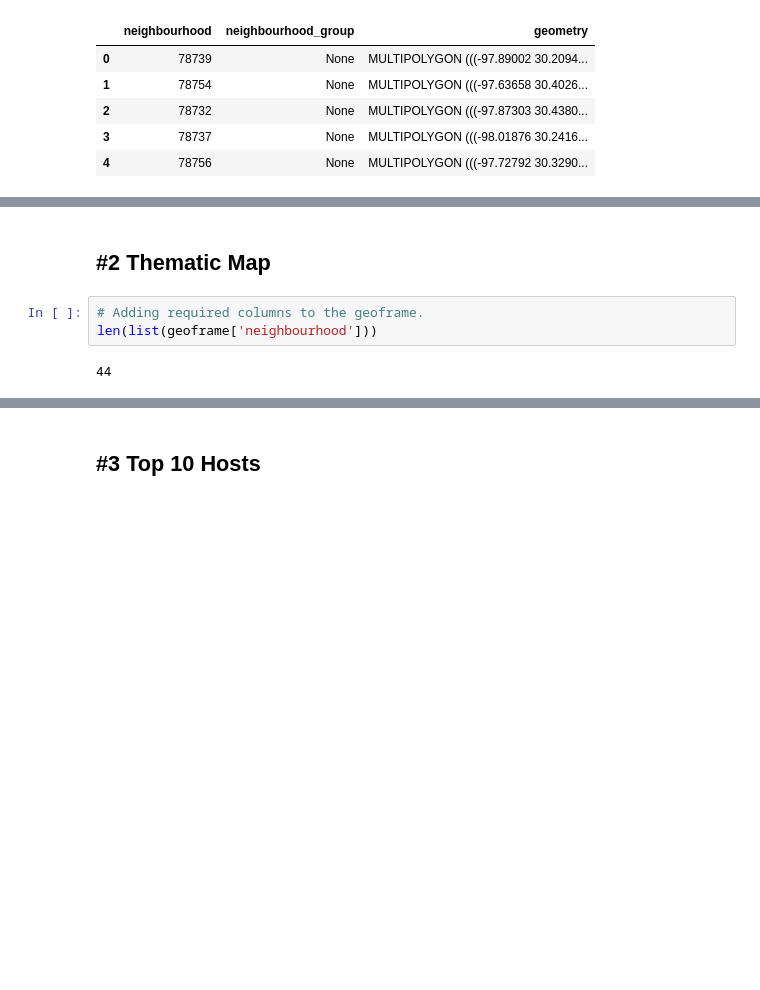
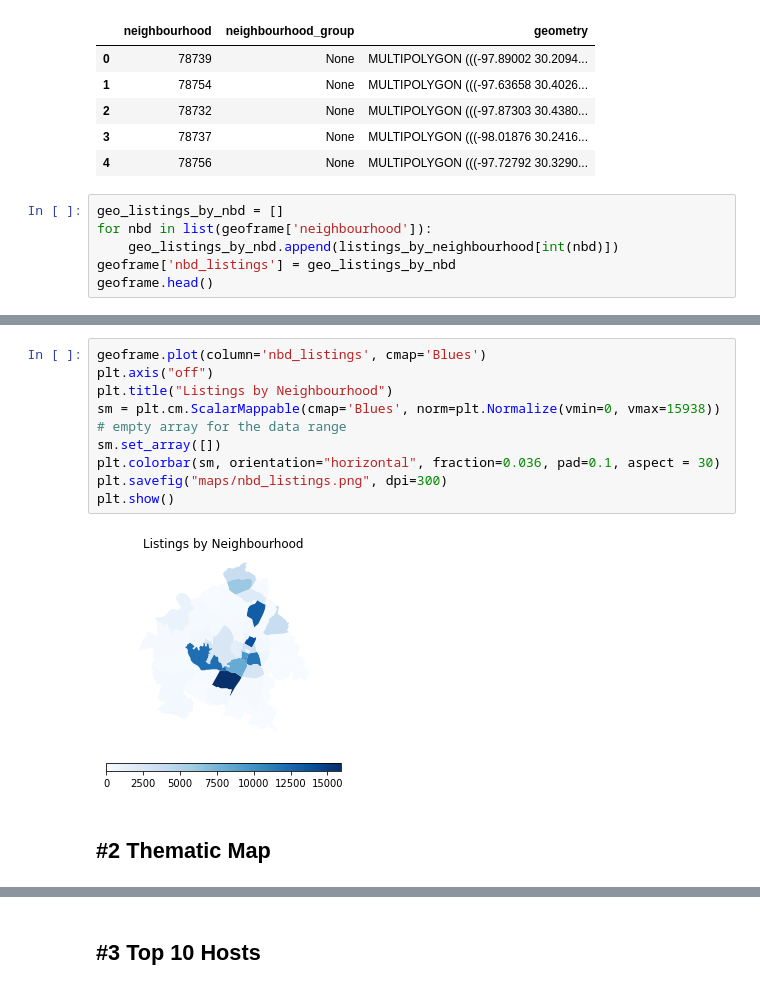
Before and after one commit to Stellarator-X/austin-listings, a Jupyter notebook: analysis.ipynb, the cells around one changed output, grey strips where cells are left out. Saved outputs shown, nothing was run; the diff lists cells and outputs as text; blank space fills up the shorter version.

```diff
--- a/analysis.ipynb
+++ b/analysis.ipynb
@@ -71,3 +75,9 @@ geoframe.head()
 | 2 | 78732 | None | MULTIPOLYGON (((-97.87303 30.4380... |
 | 3 | 78737 | None | MULTIPOLYGON (((-98.01876 30.2416... |
 | 4 | 78756 | None | MULTIPOLYGON (((-97.72792 30.3290... |
+# %%
+geo_listings_by_nbd = []
+for nbd in list(geoframe['neighbourhood']):
+    geo_listings_by_nbd.append(listings_by_neighbourhood[int(nbd)])
+geoframe['nbd_listings'] = geo_listings_by_nbd
+geoframe.head()
@@ -74,7 +91,14 @@ geoframe.head()
+# %%
+geoframe.plot(column='nbd_listings', cmap='Blues')
+plt.axis("off")
+plt.title("Listings by Neighbourhood")
+sm = plt.cm.ScalarMappable(cmap='Blues', norm=plt.Normalize(vmin=0, vmax=15938))
+# empty array for the data range
+sm.set_array([])
+plt.colorbar(sm, orientation="horizontal", fraction=0.036, pad=0.1, aspect = 30)
+plt.savefig("maps/nbd_listings.png", dpi=300)
+plt.show()
+# %% [output]
+[figure, added]
 # %% [markdown]
 ## #2 Thematic Map
-# %%
-# Adding required columns to the geoframe.
-len(list(geoframe['neighbourhood']))
-# %% [output]
-44
```
Also changed, not shown: parts of 12 cells of this notebook, 5 other files.
